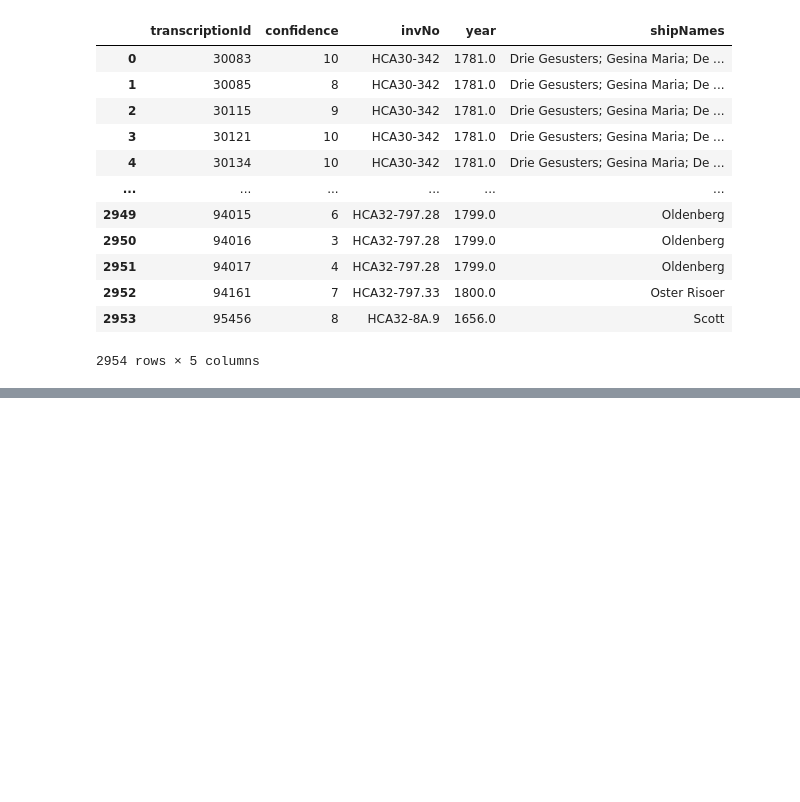
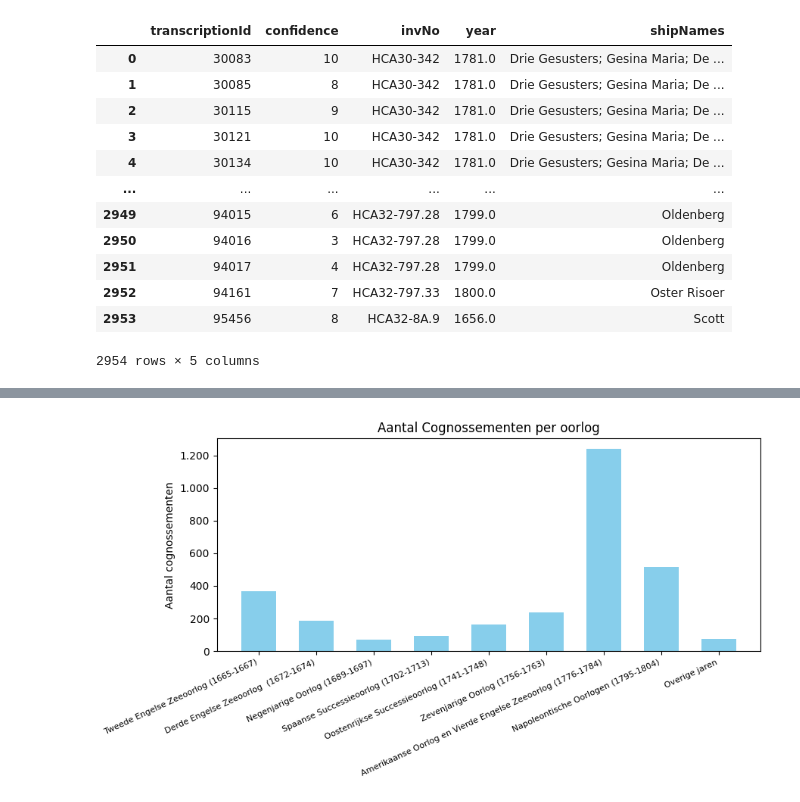
Before and after one commit to gjdekok/cognossementen, a Jupyter notebook: cognossementen.ipynb, the cells around one changed output, grey strips where cells are left out. Drawn from its saved outputs; the diff is of its cells as text; code cells hidden in the pictures; blank space fills up the shorter version.

```diff
--- a/cognossementen.ipynb
+++ b/cognossementen.ipynb
@@ -185,0 +259,23 @@ results_df
+# %%
+def assign_war_label(year):
+    """
+    Return a war/tension label for the given year based on intervals
+    """
+    if 1665 <= year <= 1667:
+        return "Tweede Engelse Zeeoorlog (1665-1667)"
+    elif 1672 <= year <= 1674:
+        return "Derde Engelse Zeeoorlog  (1672-1674)"
+    elif 1689 <= year <= 1697:
+        return "Negenjarige Oorlog (1689-1697)"
+    elif 1702 <= year <= 1713:
+        return "Spaanse Successieoorlog (1702-1713)"
+    elif 1741 <= year <= 1748:
+        return "Oostenrijkse Successieoorlog (1741-1748)"
+    elif 1756 <= year <= 1763:
+        return "Zevenjarige Oorlog (1756-1763)"
+    elif 1776 <= year <= 1784:
+        return "Amerikaanse Oorlog en Vierde Engelse Zeeoorlog (1776-1784)"
+    elif 1795 <= year <= 1804:
+        return "Napoleontische Oorlogen (1795-1804)"
+    else:
+        return "Overige jaren"
@@ -185,0 +317,15 @@ results_df
+# %%
+# Aantal cognossementen per oorlog
+labels = grouped['war_label']
+cog_counts = grouped['aantal cognossementen']
+
+plt.figure(figsize=(9, 5))
+plt.bar(labels, cog_counts, color='skyblue', width=0.6)
+plt.title('Aantal Cognossementen per oorlog')
+plt.ylabel('Aantal cognossementen')
+plt.xticks(rotation=25, ha='right', fontsize=8)
+plt.gca().get_yaxis().set_major_formatter(mticker.FuncFormatter(lambda x, _: f'{x:,.0f}'.replace(',', '.')))
+plt.tight_layout()
+plt.show()
+# %% [output]
+[figure, added]
```
Also changed, not shown: parts of 9 cells of this notebook.
